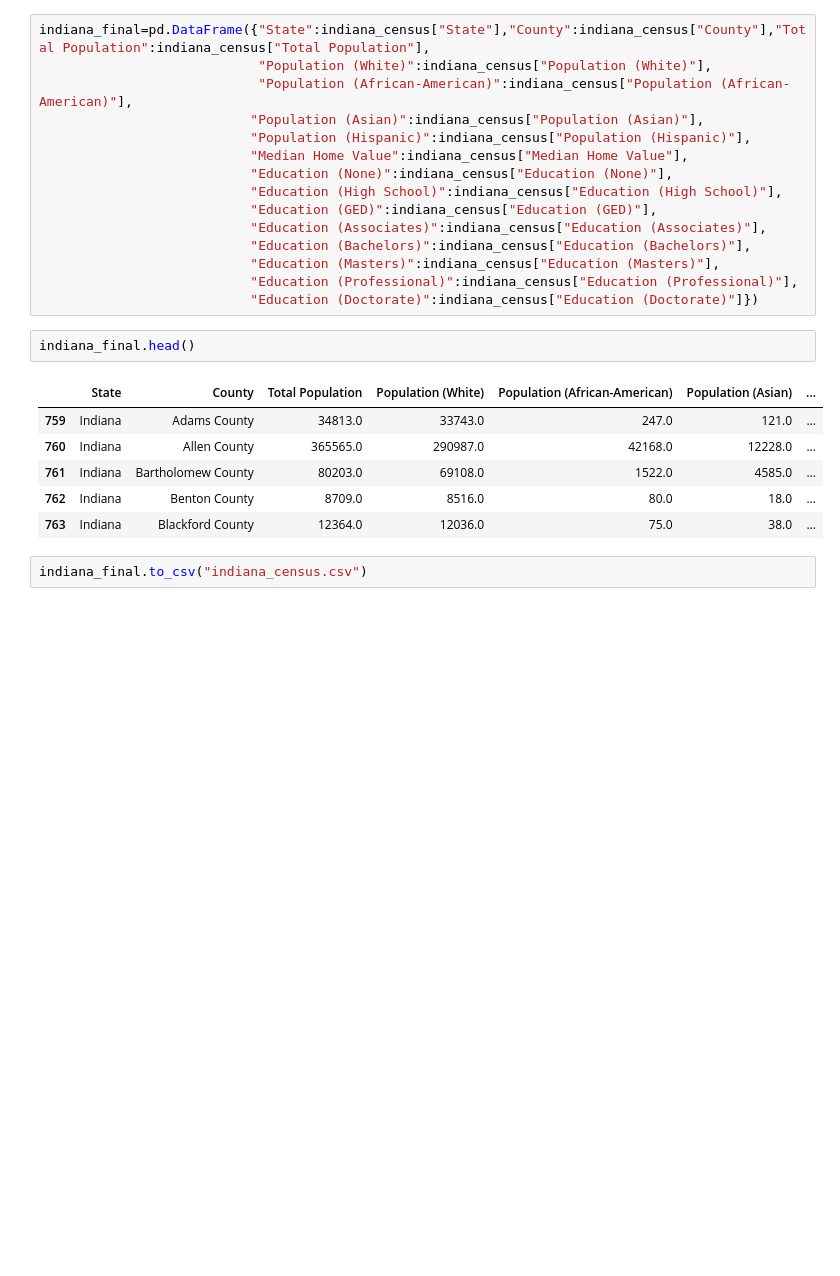
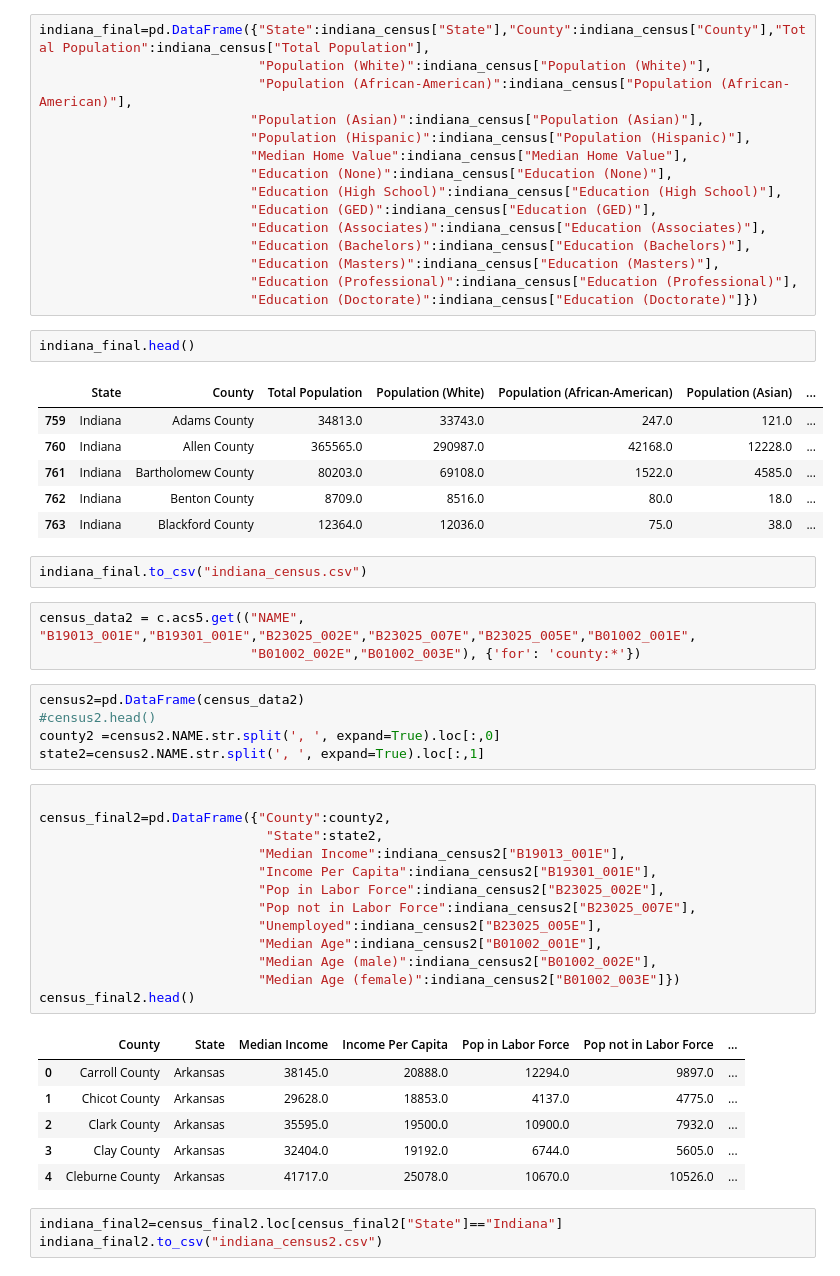
Before and after one commit to Davis1776/2016_Election_and_Demographics, a Jupyter notebook: Projectwork.ipynb, the cells around one changed output. Cells and saved outputs as stored; diff of their text form; blank space fills up the shorter version.

```diff
--- a/Projectwork.ipynb
+++ b/Projectwork.ipynb
@@ -121,3 +121,34 @@ indiana_final.head()
 | 763 | Indiana | Blackford County | 12364.0 | 12036.0 | 75.0 | 38.0 | ... |
 # %%
 indiana_final.to_csv("indiana_census.csv")
+# %%
+census_data2 = c.acs5.get(("NAME", "B19013_001E","B19301_001E","B23025_002E","B23025_007E","B23025_005E","B01002_001E",
+                           "B01002_002E","B01002_003E"), {'for': 'county:*'})
+# %%
+census2=pd.DataFrame(census_data2)
+#census2.head()
+county2 =census2.NAME.str.split(', ', expand=True).loc[:,0]
+state2=census2.NAME.str.split(', ', expand=True).loc[:,1]
+# %%
+
+census_final2=pd.DataFrame({"County":county2,
+                             "State":state2,
+                            "Median Income":indiana_census2["B19013_001E"],
+                            "Income Per Capita":indiana_census2["B19301_001E"],
+                            "Pop in Labor Force":indiana_census2["B23025_002E"],
+                            "Pop not in Labor Force":indiana_census2["B23025_007E"],
+                            "Unemployed":indiana_census2["B23025_005E"],
+                            "Median Age":indiana_census2["B01002_001E"],
+                            "Median Age (male)":indiana_census2["B01002_002E"],
+                            "Median Age (female)":indiana_census2["B01002_003E"]})
+census_final2.head()
+# %% [output]
+|  | County | State | Median Income | Income Per Capita | Pop in Labor Force | Pop not in Labor Force | ... |
+| 0 | Carroll County | Arkansas | 38145.0 | 20888.0 | 12294.0 | 9897.0 | ... |
+| 1 | Chicot County | Arkansas | 29628.0 | 18853.0 | 4137.0 | 4775.0 | ... |
+| 2 | Clark County | Arkansas | 35595.0 | 19500.0 | 10900.0 | 7932.0 | ... |
+| 3 | Clay County | Arkansas | 32404.0 | 19192.0 | 6744.0 | 5605.0 | ... |
+| 4 | Cleburne County | Arkansas | 41717.0 | 25078.0 | 10670.0 | 10526.0 | ... |
+# %%
+indiana_final2=census_final2.loc[census_final2["State"]=="Indiana"]
+indiana_final2.to_csv("indiana_census2.csv")
```
Also changed, not shown: 2 other files.
